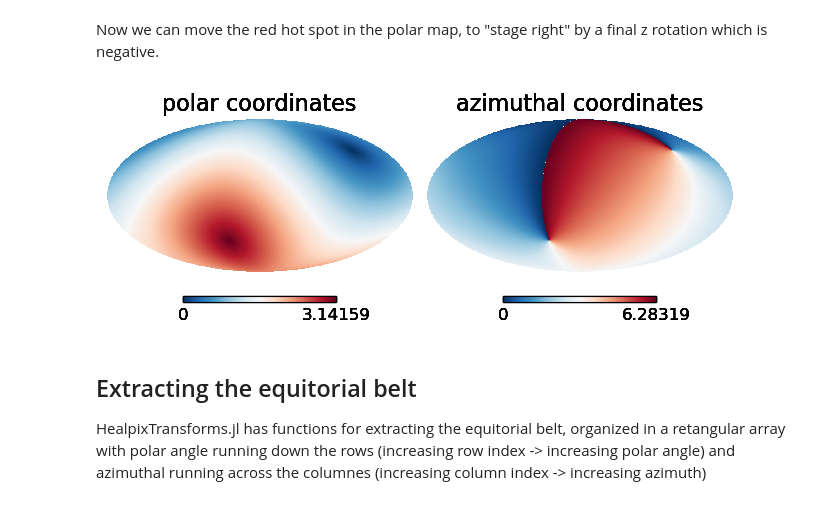
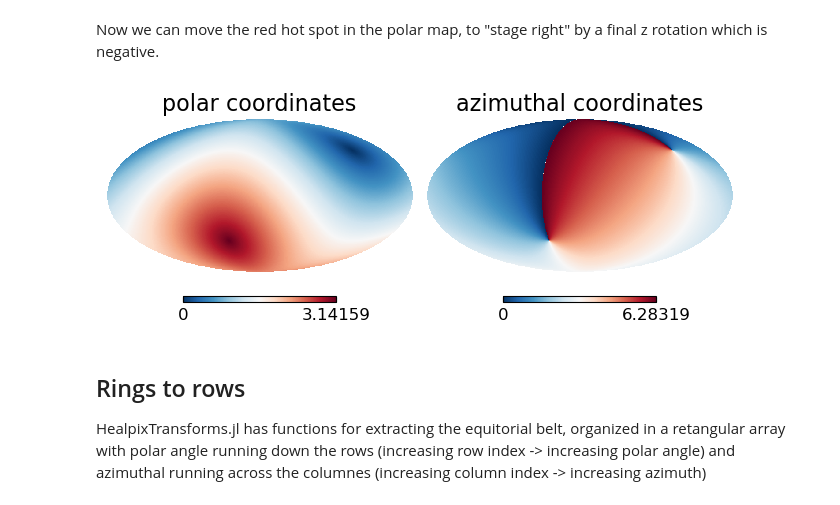
Before and after one commit to EthanAnderes/HealpixTransforms.jl, a Jupyter notebook: examples/viz_healpix_coords/example.ipynb, the cells around one changed output. Cells and saved outputs as stored; diff of their text form; code cells hidden in the pictures.

```diff
--- a/examples/viz_healpix_coords/example.ipynb
+++ b/examples/viz_healpix_coords/example.ipynb
@@ -86,13 +82,12 @@ which is negative.
 # %%
 θrot = HT.rotate_map_ZYZ(θfull, 0, -π/4, -π/4)
 φrot = HT.rotate_map_ZYZ(φfull, 0, -π/4, -π/4)
 HT.mollview(θrot, sub=(1,2,1), vmin=0, vmax=π, title="polar coordinates")
 HT.mollview(φrot, sub=(1,2,2), vmin=0, vmax=2π, title="azimuthal coordinates")
-gcf()
 # %% [output]
-[figure, old version]
+[figure, new version]
 # %% [markdown]
-Extracting the equitorial belt
+Rings to rows
 -----------------------------------------
 HealpixTransforms.jl has functions for extracting the equitorial belt,
 organized in a retangular array with polar angle running down the rows
```
Also changed, not shown: parts of 19 cells of this notebook, 9 other files.
